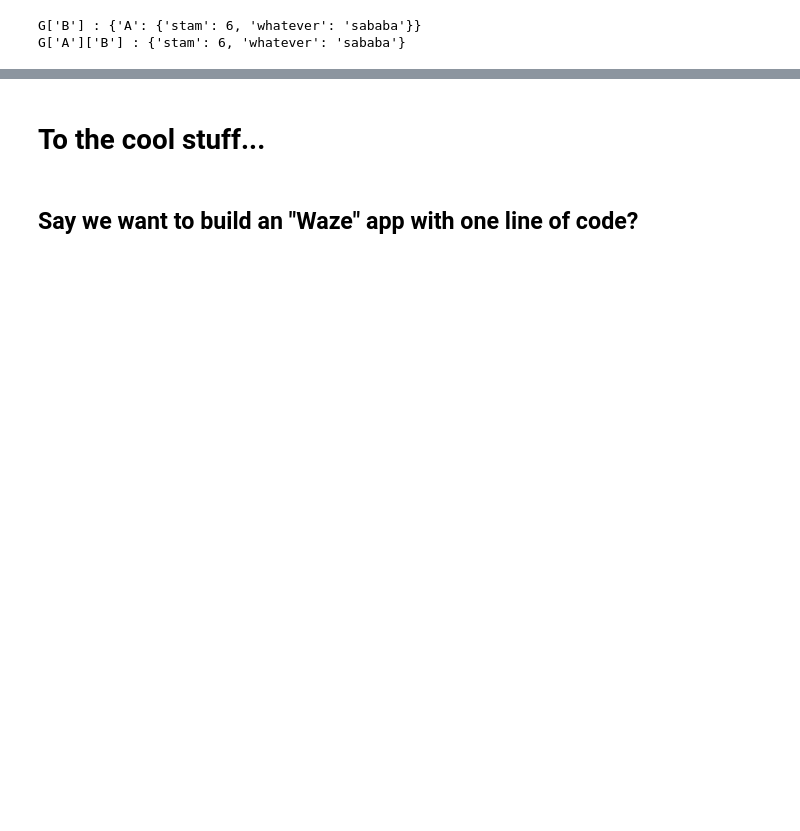
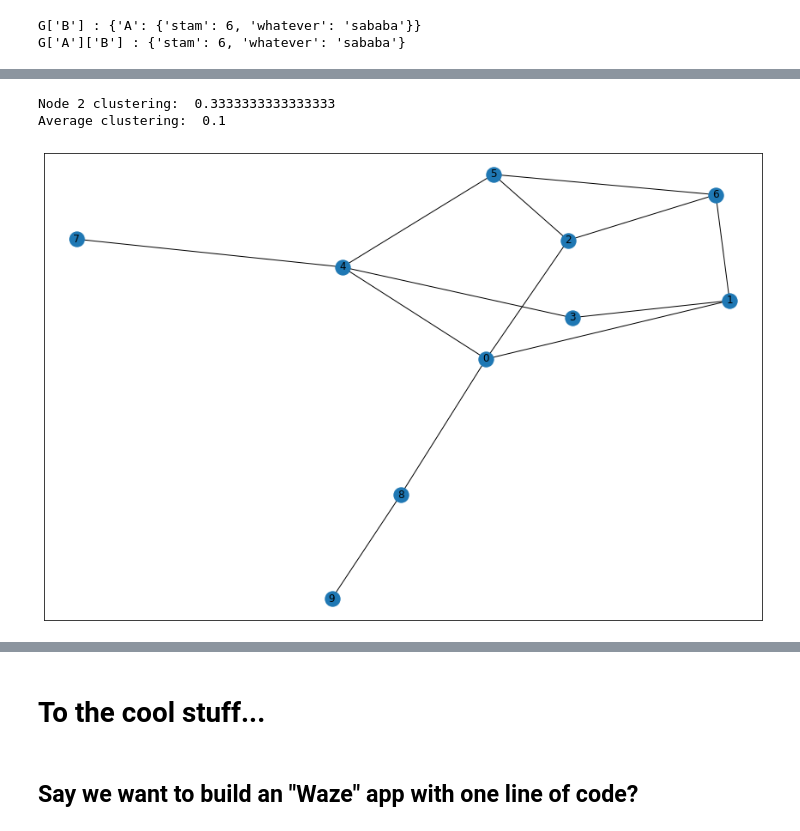
Before and after one commit to Eliran79/DataScienceWorkshop20936, a Jupyter notebook: networkx_soft_landing.ipynb, the cells around one changed output, grey strips where cells are left out. Cells and saved outputs as stored; diff of their text form; code cells hidden in the pictures; blank space fills up the shorter version.

```diff
--- a/networkx_soft_landing.ipynb
+++ b/networkx_soft_landing.ipynb
@@ -110,0 +160,14 @@ G['A']['B'] : {'stam': 6, 'whatever': 'sababa'}
+# %%
+# Load a network from file
+adj_list_G = nx.read_adjlist('adjacency_list.txt', nodetype=int)
+
+# local clustering coefficient
+print('Node 2 clustering: ', nx.clustering(adj_list_G,2))
+print('Average clustering: ', nx.average_clustering(adj_list_G))
+
+# Draw the graph
+nx.draw_networkx(adj_list_G)
+# %% [output]
+Node 2 clustering:  0.3333333333333333
+Average clustering:  0.1
+[figure, added]
```
Also changed, not shown: parts of 29 cells of this notebook.
